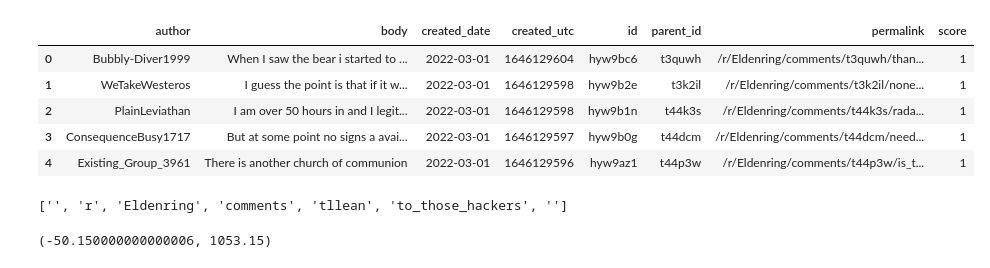
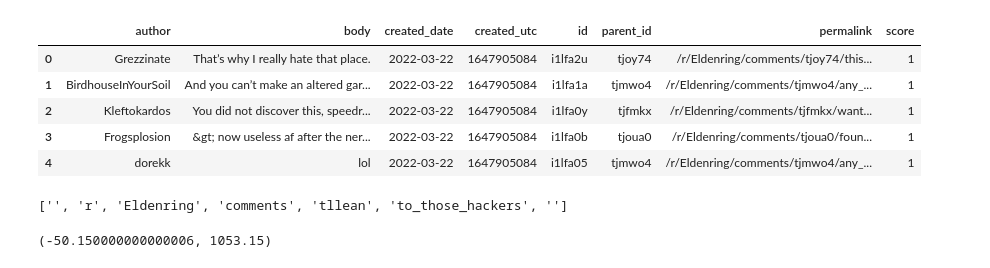
Before and after one commit to NeoJersey/analysis-of-r-eldenring, a Jupyter notebook: Preprocessing.ipynb, the cells around one changed output. Saved outputs shown, nothing was run; the diff lists cells and outputs as text; code cells hidden in the pictures.

```diff
--- a/Preprocessing.ipynb
+++ b/Preprocessing.ipynb
@@ -1,14 +0,0 @@
-# %%
-# combine all the data into one csv file
-
-import os
-
-path = "data"
-files = os.listdir(path)
-comments = []
-for file in files:
-    if file.startswith("comments"):
-        print(file)
-        df = open(f"{path}/{file}", "r").read()
-        with open(f"{path}/comments.csv", "w") as f:
-            f.write(df)
@@ -28,11 +53,13 @@ posts.head()
 import datetime as dt
 
 def utc_to_date_string(utc:int) -> str:
-    date = dt.datetime.fromtimestamp(utc).date()
+    date = dt.datetime.fromtimestamp(int(utc)).date()
     return date.strftime("%Y-%m-%d")
 
 posts["created_date"] = posts["created_utc"].apply(utc_to_date_string)
-posts["contents"] = posts["title"] + posts["selftext"]
+
+posts["selftext"].fillna("", inplace=True)
+posts["contents"] = posts["title"] + " " + posts["selftext"]
 
 posts = posts[["id", "created_date", "contents", "score", "author", "created_utc", "url", "full_link", "title", "selftext", "upvote_ratio", "num_comments"]]
 
@@ -57,0 +75,6 @@ comments.head()
+# %%
+import datetime as dt
+
+def utc_to_date_string(utc) -> str:
+    date = dt.datetime.fromtimestamp(utc).date()
+    return date.strftime("%Y-%m-%d")
@@ -58,25 +90,24 @@ comments.head()
 # %%
 def parent_id(permalink:str) -> str:
     """Get parent id from permalink
     """
 
     return permalink.split("/")[4]
 
-
-
+comments = comments_df
 comments["created_date"] = comments["created_utc"].apply(utc_to_date_string)
 comments["parent_id"] = comments["permalink"].apply(parent_id)
 comments = comments[["author", "body", "created_date", "created_utc", "id", "parent_id", "permalink", "score"]]
 
-comments.to_csv("comments_processes.csv", index=None)
+comments.to_csv("comments_processed.csv", index=None)
 comments.head()
 # %% [output]
 |  | author | body | created_date | created_utc | id | parent_id | permalink | score |
-| 0 | Bubbly-Diver1999 | When I saw the bear i started to ... | 2022-03-01 | 1646129604 | hyw9bc6 | t3quwh | /r/Eldenring/comments/t3quwh/than... | 1 |
-| 1 | WeTakeWesteros | I guess the point is that if it w... | 2022-03-01 | 1646129598 | hyw9b2e | t3k2il | /r/Eldenring/comments/t3k2il/none... | 1 |
-| 2 | PlainLeviathan | I am over 50 hours in and I legit... | 2022-03-01 | 1646129598 | hyw9b1n | t44k3s | /r/Eldenring/comments/t44k3s/rada... | 1 |
-| 3 | ConsequenceBusy1717 | But at some point no signs a avai... | 2022-03-01 | 1646129597 | hyw9b0g | t44dcm | /r/Eldenring/comments/t44dcm/need... | 1 |
-| 4 | Existing_Group_3961 | There is another church of communion | 2022-03-01 | 1646129596 | hyw9az1 | t44p3w | /r/Eldenring/comments/t44p3w/is_t... | 1 |
+| 0 | Grezzinate | That’s why I really hate that place. | 2022-03-22 | 1647905084 | i1lfa2u | tjoy74 | /r/Eldenring/comments/tjoy74/this... | 1 |
+| 1 | BirdhouseInYourSoil | And you can’t make an altered gar... | 2022-03-22 | 1647905084 | i1lfa1a | tjmwo4 | /r/Eldenring/comments/tjmwo4/any_... | 1 |
+| 2 | Kleftokardos | You did not discover this, speedr... | 2022-03-22 | 1647905084 | i1lfa0y | tjfmkx | /r/Eldenring/comments/tjfmkx/want... | 1 |
+| 3 | Frogsplosion | &gt; now useless af after the ner... | 2022-03-22 | 1647905084 | i1lfa0b | tjoua0 | /r/Eldenring/comments/tjoua0/foun... | 1 |
+| 4 | dorekk | lol | 2022-03-22 | 1647905084 | i1lfa05 | tjmwo4 | /r/Eldenring/comments/tjmwo4/any_... | 1 |
 # %%
 def parent_id(permalink:str) -> str:
     """Get parent id from permalink
```
Also changed, not shown: parts of 30 cells of this notebook, 5 other files.
